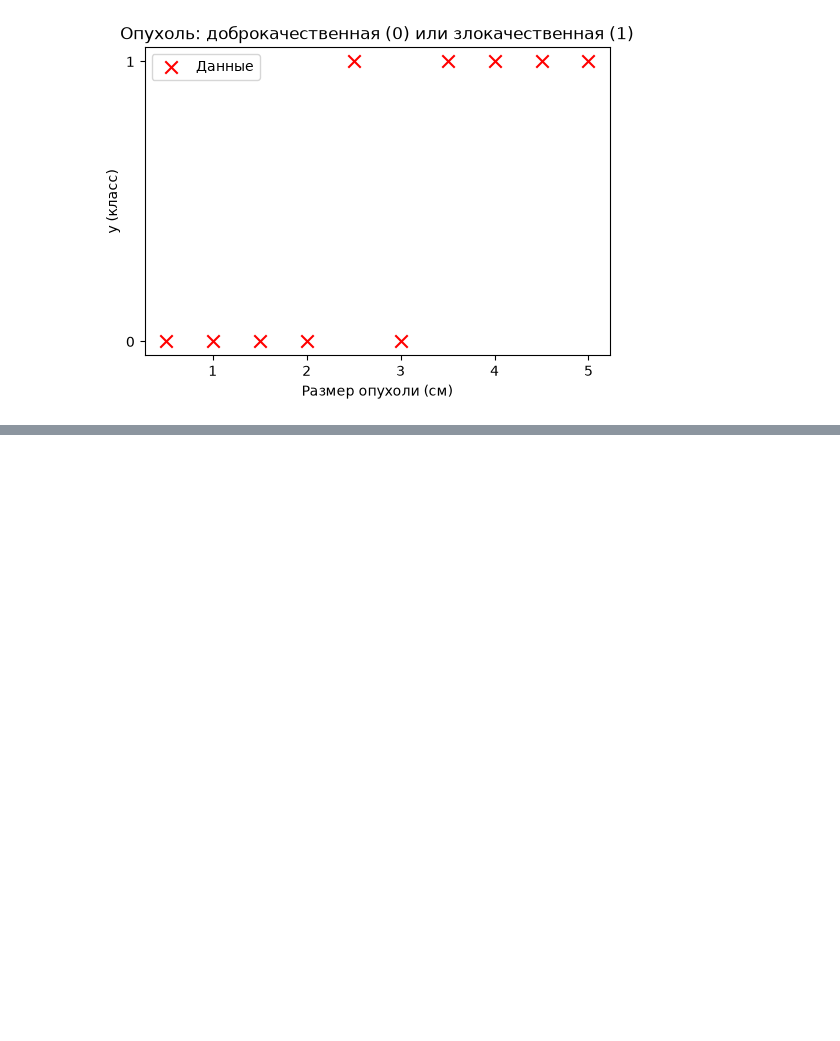
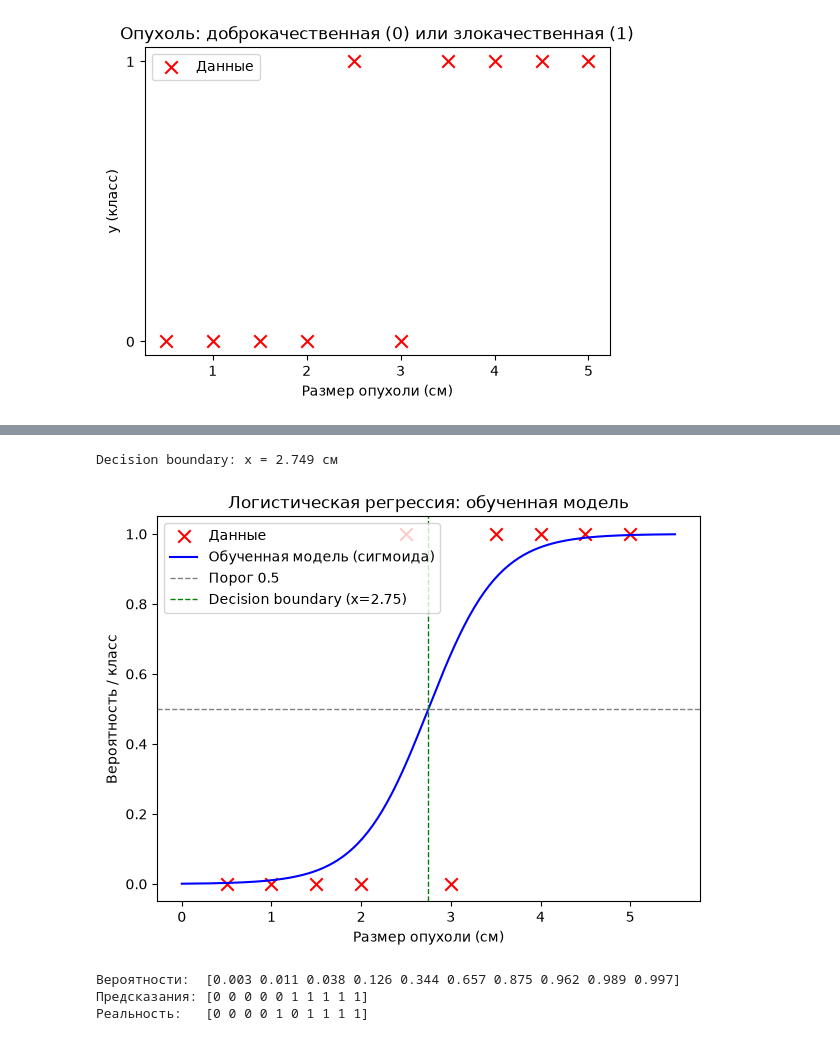
Before and after one commit to ZhaxilikovM/machine-learning, a Jupyter notebook: course-1.ipynb, the cells around one changed output, grey strips where cells are left out. Drawn from its saved outputs; the diff is of its cells as text; code cells hidden in the pictures; blank space fills up the shorter version.

```diff
--- a/course-1.ipynb
+++ b/course-1.ipynb
@@ -372,0 +403,18 @@ plt.show()
+# %%
+def compute_cost_logistic(X, y, w, b):
+    m = X.shape[0]
+    cost = 0.0
+    for i in range(m):
+        z_i = w * X[i] + b
+        f_wb_i = sigmoid(z_i)
+
+        cost += -y[i]*np.log(f_wb_i)-(1-y[i])*np.log(1-f_wb_i)
+    cost = cost / m
+    return cost
+
+cost = compute_cost_logistic(x_train, y_train, w=1.0, b=-3.0)
+print(f"Cost при w=1.0, b=-3.0: {cost:.4f}")
+
+# Сравним с заведомо плохими параметрами
+cost_bad = compute_cost_logistic(x_train, y_train, w=-1.0, b=0.0)
+print(f"Cost при w=-1.0, b=0.0 (плохие параметры): {cost_bad:.4f}")
@@ -372,0 +491,32 @@ plt.show()
+# %%
+# Decision boundary: точка, где z=0, то есть wx+b=0 → x = -b/w
+decision_boundary = -b_final / w_final
+print(f"Decision boundary: x = {decision_boundary:.3f} см")
+
+# Визуализация: данные + обученная сигмоида + граница
+x_range = np.linspace(0, 5.5, 200)
+y_sigmoid = sigmoid(w_final * x_range + b_final)
+
+plt.figure(figsize=(7,5))
+plt.scatter(x_train, y_train, marker='x', c='r', s=80, label='Данные')
+plt.plot(x_range, y_sigmoid, c='b', label='Обученная модель (сигмоида)')
+plt.axhline(0.5, color='gray', linestyle='--', linewidth=1, label='Порог 0.5')
+plt.axvline(decision_boundary, color='green', linestyle='--', linewidth=1, label=f'Decision boundary (x={decision_boundary:.2f})')
+plt.title("Логистическая регрессия: обученная модель")
+plt.xlabel("Размер опухоли (см)")
+plt.ylabel("Вероятность / класс")
+plt.legend()
+plt.show()
+
+probabilities = sigmoid(w_final * x_train + b_final)
+predictions = (propabilities > 0.5).astype(int)
+
+print(f"\nВероятности:  {np.round(probabilities, 3)}")
+print(f"Предсказания: {predictions}")
+print(f"Реальность:   {y_train}")
+# %% [output]
+Decision boundary: x = 2.749 см
+[figure, added]
+Вероятности:  [0.003 0.011 0.038 0.126 0.344 0.657 0.875 0.962 0.989 0.997]
+Предсказания: [0 0 0 0 0 1 1 1 1 1]
+Реальность:   [0 0 0 0 1 0 1 1 1 1]
```
Also changed, not shown: parts of 5 cells of this notebook.
